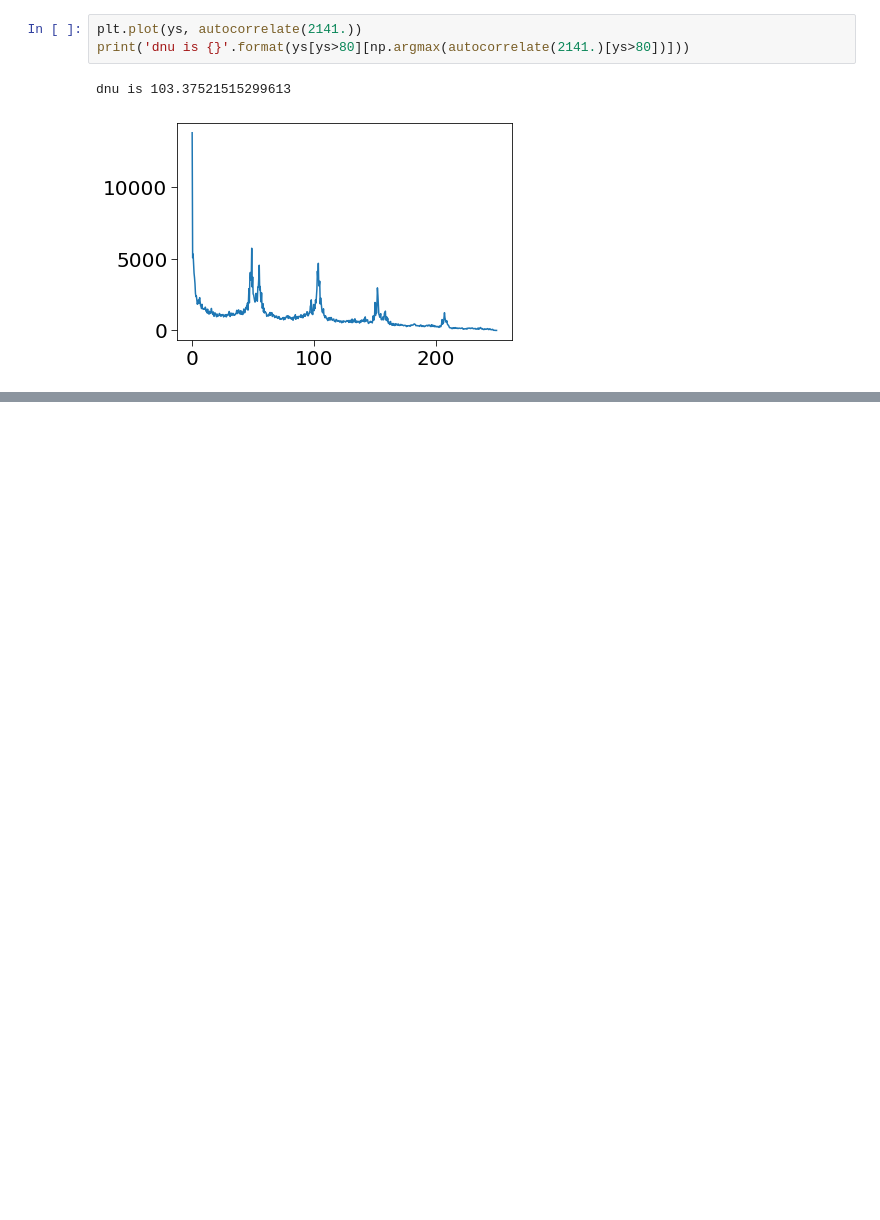
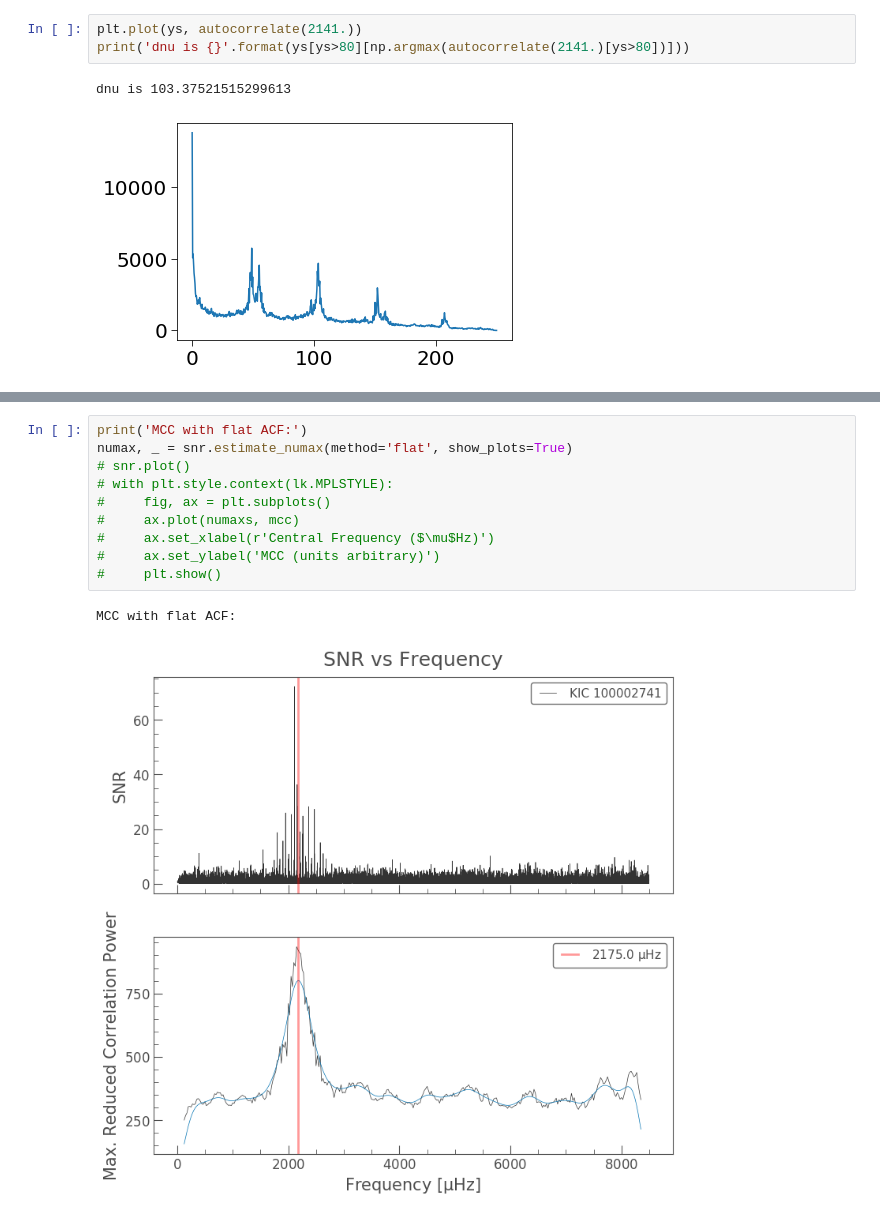
Before and after one commit to ojhall94/keplergohacks, a Jupyter notebook: seismo_stuff/flat_acf.ipynb, the cells around one changed output, grey strips where cells are left out. Saved outputs shown, nothing was run; the diff lists cells and outputs as text; blank space fills up the shorter version.

Commit message:
Added tests to flat_acf

```diff
--- a/seismo_stuff/flat_acf.ipynb
+++ b/seismo_stuff/flat_acf.ipynb
@@ -92,0 +127,13 @@ dnu is 103.37521515299613
+# %%
+print('MCC with flat ACF:')
+numax, _ = snr.estimate_numax(method='flat', show_plots=True)
+# snr.plot()
+# with plt.style.context(lk.MPLSTYLE):
+#     fig, ax = plt.subplots()
+#     ax.plot(numaxs, mcc)
+#     ax.set_xlabel(r'Central Frequency ($\mu$Hz)')
+#     ax.set_ylabel('MCC (units arbitrary)')
+#     plt.show()
+# %% [output]
+MCC with flat ACF:
+[figure, added]
```
Also changed, not shown: parts of 12 cells of this notebook.
